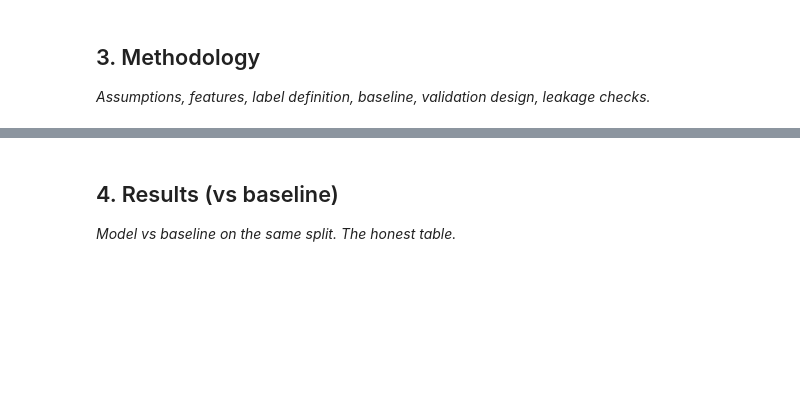
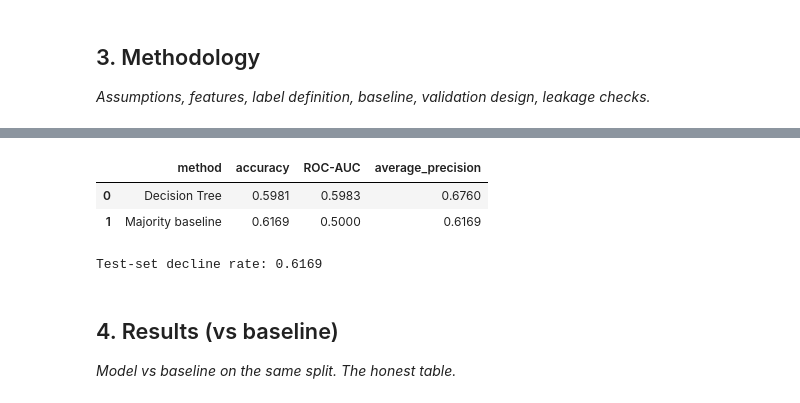
Before and after one commit to ssarimm/Machine-Learning-Internship---Flyrank, a Jupyter notebook: work/notebooks/capstone.ipynb, the cells around one changed output, grey strips where cells are left out. Saved outputs shown, nothing was run; the diff lists cells and outputs as text; code cells hidden in the pictures; blank space fills up the shorter version.

```diff
--- a/work/notebooks/capstone.ipynb
+++ b/work/notebooks/capstone.ipynb
@@ -21,3 +245,36 @@ This skeleton is yours to fill. Work the sections **in order** — each one has
+# %%
+
+from sklearn.metrics import (
+    accuracy_score,
+    roc_auc_score,
+    average_precision_score,
+)
+
+# Constant scores: the baseline has no ranking information.
+baseline_scores = np.full(len(y_test), y_train.mean())
+
+comparison = pd.DataFrame([
+    {
+        "method": "Decision Tree",
+        "accuracy": accuracy_score(y_test, model_predictions),
+        "ROC-AUC": roc_auc_score(y_test, model_scores),
+        "average_precision": average_precision_score(y_test, model_scores),
+    },
+    {
+        "method": "Majority baseline",
+        "accuracy": accuracy_score(y_test, baseline_predictions),
+        "ROC-AUC": roc_auc_score(y_test, baseline_scores),
+        "average_precision": average_precision_score(y_test, baseline_scores),
+    },
+])
+
+display(comparison.round(4))
+print("Test-set decline rate:", round(y_test.mean(), 4))
+# %% [output]
+|  | method | accuracy | ROC-AUC | average_precision |
+| 0 | Decision Tree | 0.5981 | 0.5983 | 0.6760 |
+| 1 | Majority baseline | 0.6169 | 0.5000 | 0.6169 |
+Test-set decline rate: 0.6169
 # %% [markdown]
 ## 4. Results (vs baseline)
 
```
Also changed, not shown: parts of 14 cells of this notebook.
